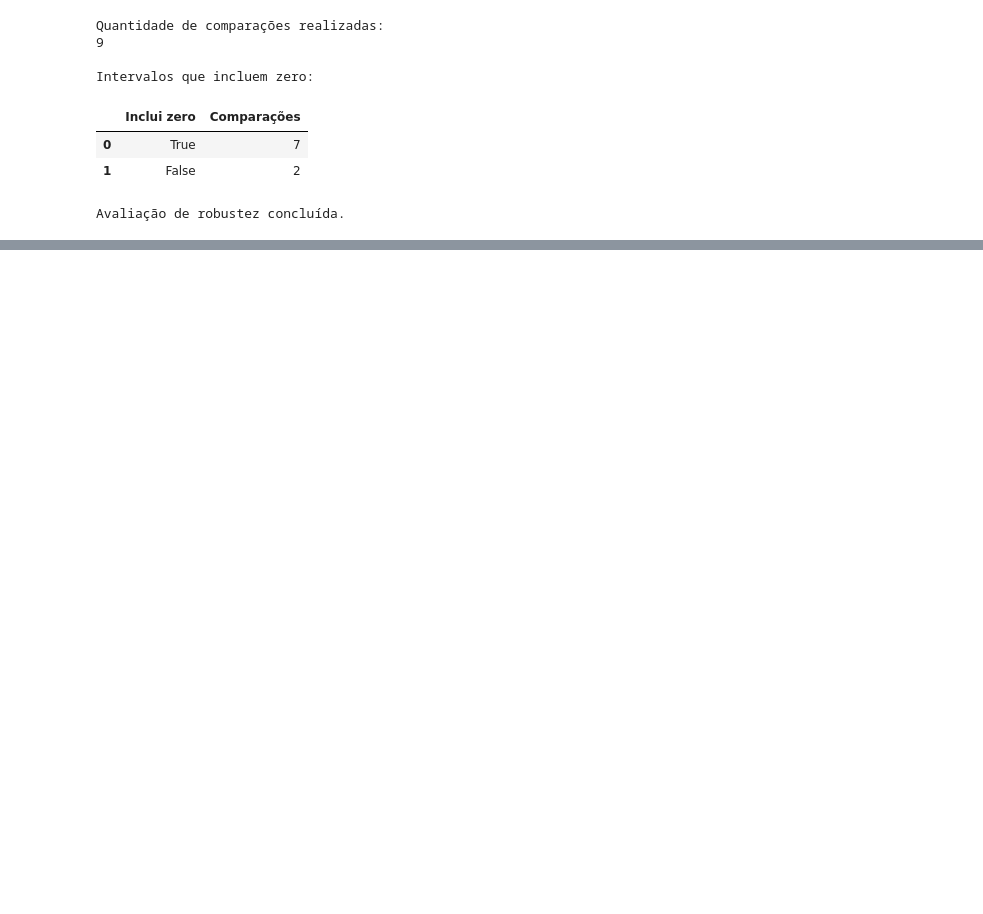
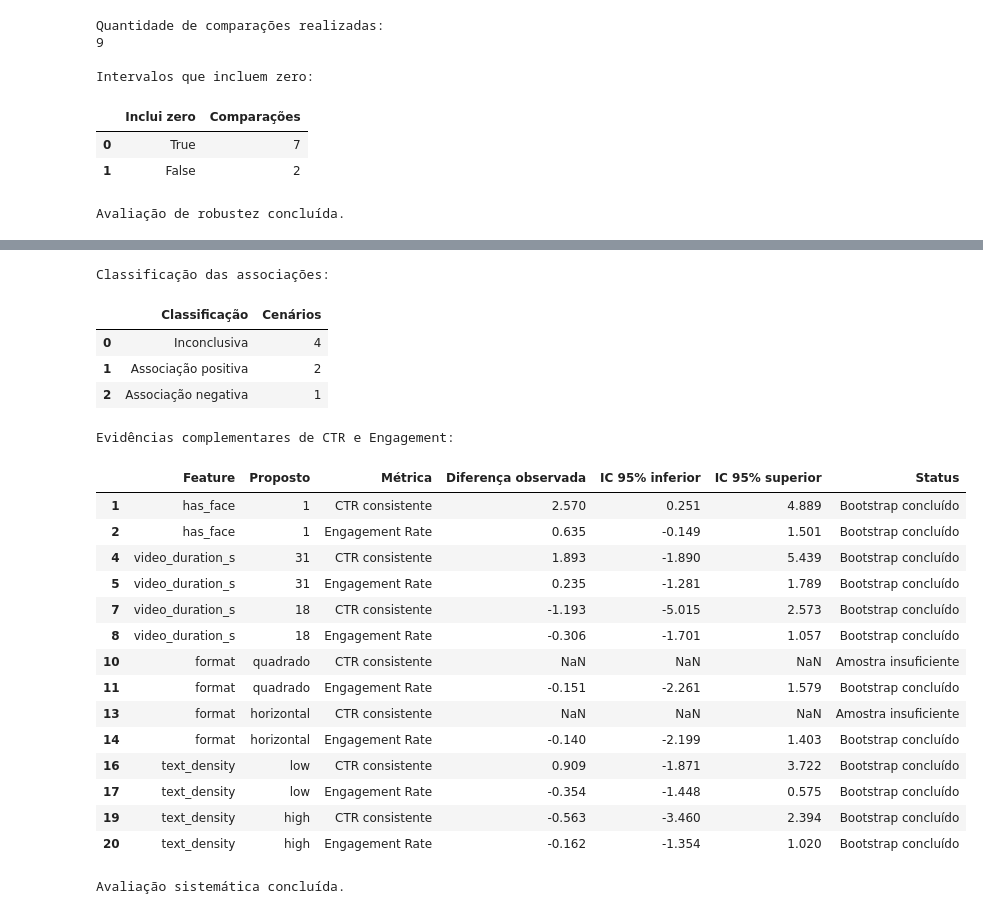
Before and after one commit to joaobaungartner/klike-data-science-challenge, a Jupyter notebook: parte-3.ipynb, the cells around one changed output, grey strips where cells are left out. Cells and saved outputs as stored; diff of their text form; code cells hidden in the pictures; blank space fills up the shorter version.

```diff
--- a/parte-3.ipynb
+++ b/parte-3.ipynb
@@ -2150,0 +2308,57 @@ Avaliação de robustez concluída.
+# %%
+
+resumo_robustez, detalhes_robustez = (
+    avaliar_robustez_cenarios(
+        campanha=campanha_exemplo,
+        n_bootstrap=2000
+    )
+)
+
+print("Campanha:", campanha_exemplo["campaign_id"])
+
+print("\nQuantidade de cenários após remover redundâncias:")
+print(len(resumo_robustez))
+
+print("\nResumo da robustez dos candidatos:")
+display(resumo_robustez.round(3))
+
+print("\nClassificação das associações:")
+display(
+    resumo_robustez["Classificação"]
+    .value_counts()
+    .rename_axis("Classificação")
+    .reset_index(name="Cenários")
+)
+
+print("\nEvidências complementares de CTR e Engagement:")
+display(
+    detalhes_robustez.loc[
+        detalhes_robustez["Métrica"].isin([
+            "CTR consistente",
+            "Engagement Rate"
+        ]),
+        [
+            "Feature",
+            "Proposto",
+            "Métrica",
+            "Diferença observada",
+            "IC 95% inferior",
+            "IC 95% superior",
+            "Status"
+        ]
+    ].round(3)
+)
+
+# Verificações de consistência
+assert len(detalhes_robustez) == len(resumo_robustez) * 3
+
+assert resumo_robustez["Feature"].isin(
+    features_modificaveis
+).all()
+
+assert np.isfinite(
+    resumo_robustez["Delta Ridge"].to_numpy(dtype=float)
+).all()
+
+print("\nAvaliação sistemática concluída.")
+# %% [output]
@@ -2150,0 +2379,22 @@ Avaliação de robustez concluída.
+Classificação das associações:
+|  | Classificação | Cenários |
+| 0 | Inconclusiva | 4 |
+| 1 | Associação positiva | 2 |
+| 2 | Associação negativa | 1 |
+Evidências complementares de CTR e Engagement:
+|  | Feature | Proposto | Métrica | Diferença observada | IC 95% inferior | IC 95% superior | Status |
+| 1 | has_face | 1 | CTR consistente | 2.570 | 0.251 | 4.889 | Bootstrap concluído |
+| 2 | has_face | 1 | Engagement Rate | 0.635 | -0.149 | 1.501 | Bootstrap concluído |
+| 4 | video_duration_s | 31 | CTR consistente | 1.893 | -1.890 | 5.439 | Bootstrap concluído |
+| 5 | video_duration_s | 31 | Engagement Rate | 0.235 | -1.281 | 1.789 | Bootstrap concluído |
+| 7 | video_duration_s | 18 | CTR consistente | -1.193 | -5.015 | 2.573 | Bootstrap concluído |
+| 8 | video_duration_s | 18 | Engagement Rate | -0.306 | -1.701 | 1.057 | Bootstrap concluído |
+| 10 | format | quadrado | CTR consistente | NaN | NaN | NaN | Amostra insuficiente |
+| 11 | format | quadrado | Engagement Rate | -0.151 | -2.261 | 1.579 | Bootstrap concluído |
+| 13 | format | horizontal | CTR consistente | NaN | NaN | NaN | Amostra insuficiente |
+| 14 | format | horizontal | Engagement Rate | -0.140 | -2.199 | 1.403 | Bootstrap concluído |
+| 16 | text_density | low | CTR consistente | 0.909 | -1.871 | 3.722 | Bootstrap concluído |
+| 17 | text_density | low | Engagement Rate | -0.354 | -1.448 | 0.575 | Bootstrap concluído |
+| 19 | text_density | high | CTR consistente | -0.563 | -3.460 | 2.394 | Bootstrap concluído |
+| 20 | text_density | high | Engagement Rate | -0.162 | -1.354 | 1.020 | Bootstrap concluído |
+Avaliação sistemática concluída.
```
Also changed, not shown: parts of 6 cells of this notebook.
